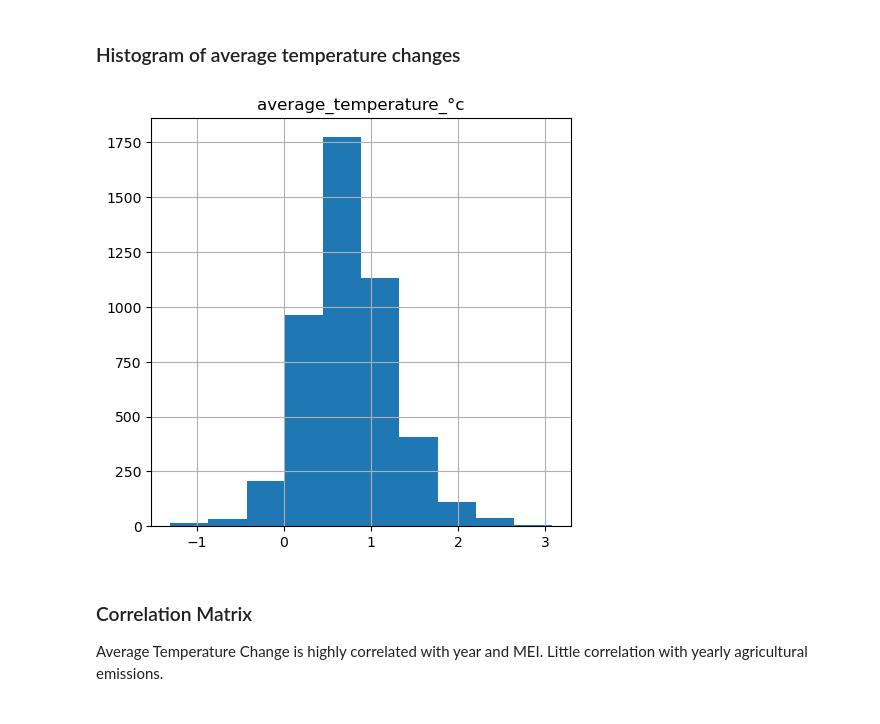
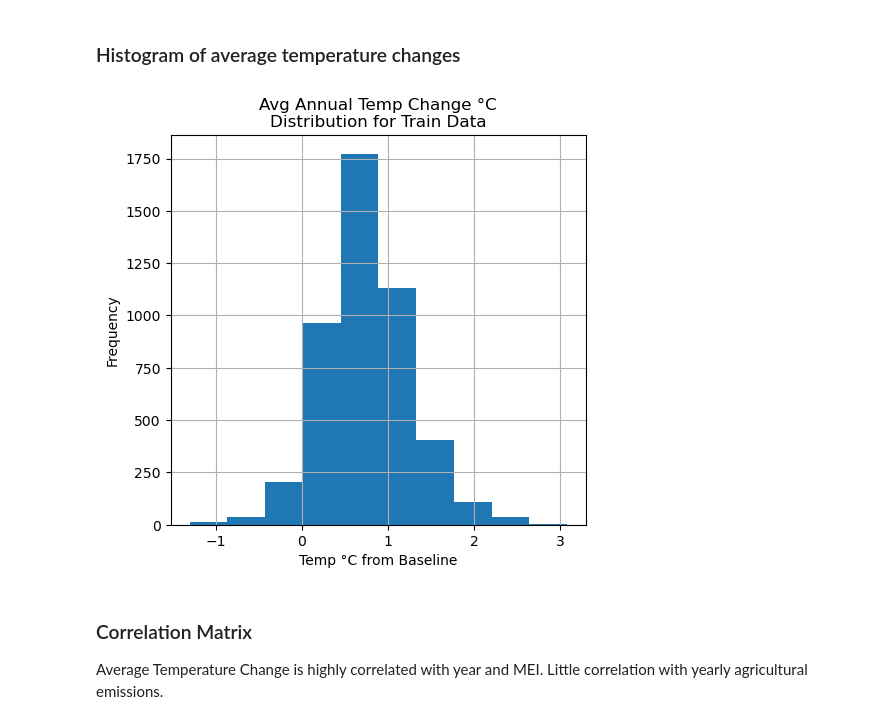
Before and after one commit to fayesimone/agriculture_emissions_prediction, a Jupyter notebook: EDA.ipynb, the cells around one changed output. Saved outputs shown, nothing was run; the diff lists cells and outputs as text; code cells hidden in the pictures.

Commit message:
finalize temp histogram

```diff
--- a/EDA.ipynb
+++ b/EDA.ipynb
@@ -27,19 +27,21 @@ train.head()
 # %%
 vars = [
 'average_temperature_°c']
 
 def draw_histograms(df, variables, n_rows, n_cols):
     fig=plt.figure(figsize=(18,18))
     for i, var_name in enumerate(variables):
         ax=fig.add_subplot(n_rows,n_cols,i+1)
         df[var_name].hist(bins=10,ax=ax)
-        ax.set_title(var_name)
+        ax.set_title("Avg Annual Temp Change °C\nDistribution for Train Data")
+        ax.set_xlabel("Temp °C from Baseline")
+        ax.set_ylabel("Frequency")
     fig.tight_layout()  # Improves appearance a bit.
     plt.show()
 
 draw_histograms(train, vars, 4,4)
 # %% [output]
-[figure, old version]
+[figure, new version]
 # %% [markdown]
 ### Correlation Matrix
 
```
